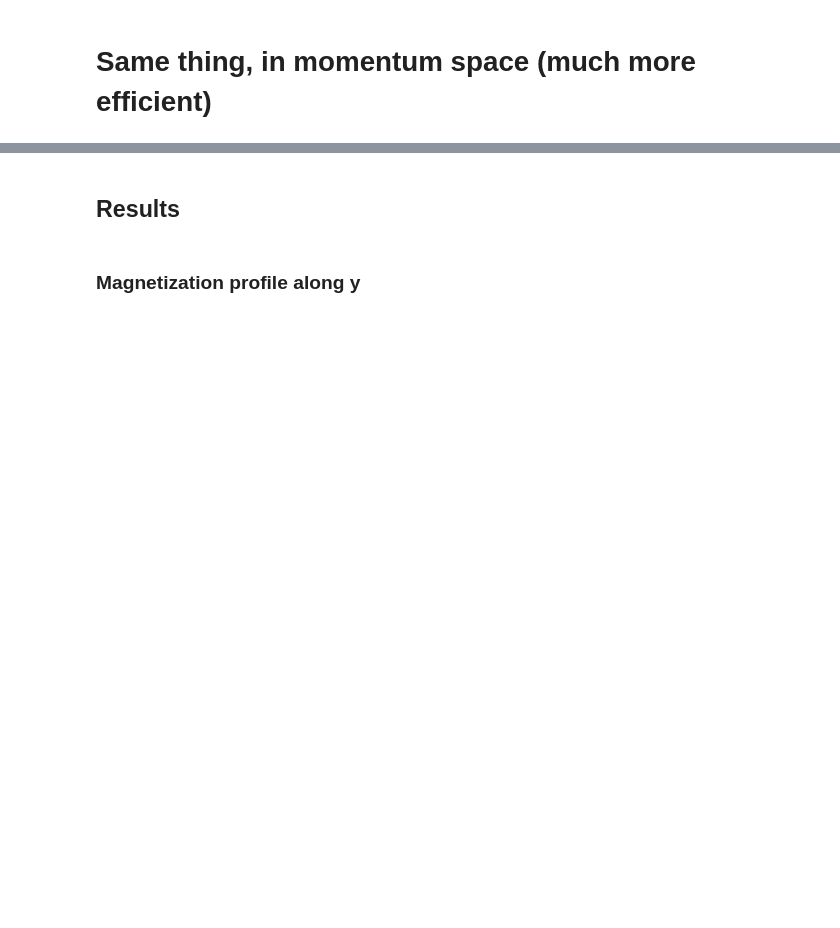
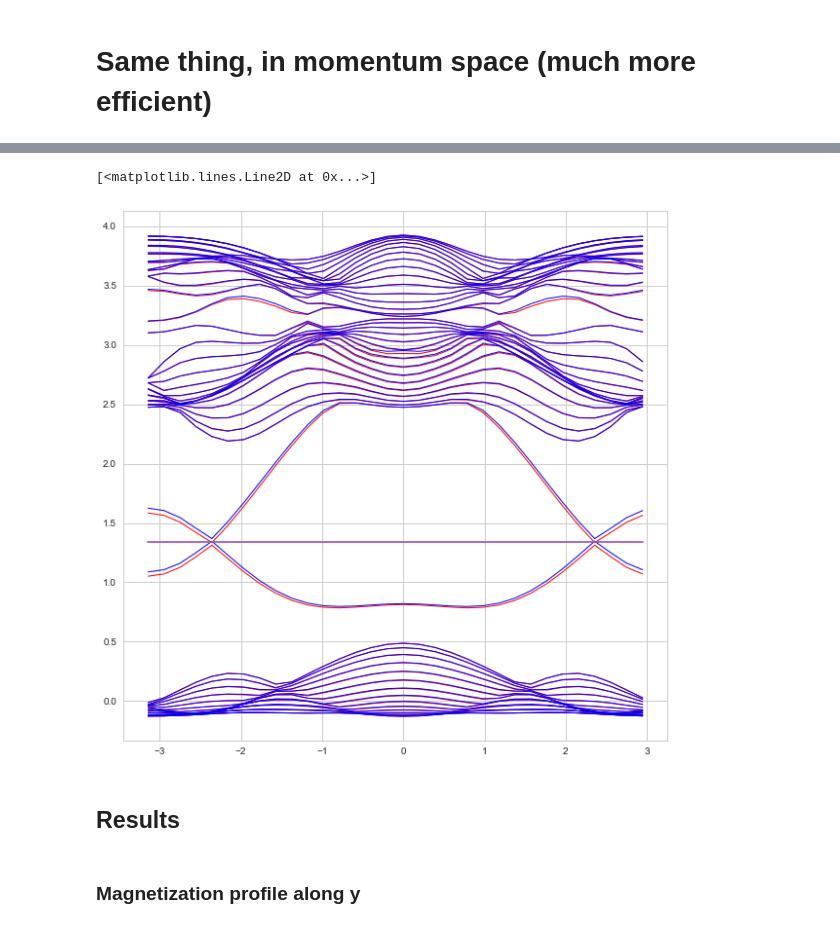
Before and after one commit to SriramanT/qmc_master_code, a Jupyter notebook: ANALYTICAL/src/MeanFieldTMDnanoribbon.ipynb, the cells around one changed output, grey strips where cells are left out. Saved outputs shown, nothing was run; the diff lists cells and outputs as text; code cells hidden in the pictures; blank space fills up the shorter version.

```diff
--- a/ANALYTICAL/src/MeanFieldTMDnanoribbon.ipynb
+++ b/ANALYTICAL/src/MeanFieldTMDnanoribbon.ipynb
@@ -363,14 +395,14 @@ hoppings = np.array([E0, E1, E2, E3, E4, E5, E6])
 orbitalHoppingsNano = triangularNano(Nx, Ny, nOrb, hoppings)
 
 N = nOrb * Nx * Ny # number of sites
-beta0 = 1.1 # must be > 1, otherwise beta decreases
+beta0 = 1.5 # must be > 1, otherwise beta decreases
 betaTarget = 20 # 99999 means infty ( T = 0 )
 beta = beta0 # beta starts as beta0
 inftyCutOff = 100 # above it, beta is practically infinity
 t = 1 # hopping normalized to one
 U = 8 # on-site interaction
-muPHS = 3.3 # chemical potential
-mu = ( muPHS + U / 2 ) # corresponding Fermi energy not in PHS form
+#muPHS = 3.3 # chemical potential
+#mu = ( muPHS + U / 2 ) # corresponding Fermi energy not in PHS form
 
 itMax = 60
 it = 0
@@ -380,7 +412,6 @@ dampFreq = 1
 # lbda is a parameter that reduces weight
 # on the density obtained in the previous iteration
 
-#K = oneDimensionalChain(N)
 K = - orbitalHoppingsNano
 
 # Set a seed for the random initial condition case
@@ -420,7 +451,7 @@ energies = np.zeros(itMax)
 
 # Tolerance
 
-delta = 1e-20
+delta = 1e-12
 
 deltaUp = delta + 1
 deltaDown = delta + 1
@@ -454,6 +485,10 @@ while (it < itMax and \
     nUpOld = nUp.copy()
     nDownOld = nDown.copy()
 
+    mu = opt.bisect(rootToChem, -50, 50)
+
+    print(mu)
+
     for i in range(N):
         nUp[i] = 0
         nDown[i] = 0
@@ -468,8 +503,8 @@ while (it < itMax and \
         nDown = ( 1 / 2 + lbda * it ) * nDown\
         + ( 1 / 2 - lbda * it) * nDownOld
 
-    deltaUp = np.dot(nUp - nUpOld, nUp - nUpOld) / N**2
-    deltaDown = np.dot(nDown - nDownOld, nDown - nDownOld) / N**2
+    deltaUp = np.dot(nUp - nUpOld, nUp - nUpOld) / np.dot(nUpOld, nUpOld)
+    deltaDown = np.dot(nDown - nDownOld, nDown - nDownOld) / np.dot(nDownOld, nDownOld)
 
     # To check convergence
     print('delta nUp: ', deltaUp)
@@ -528,19 +578,16 @@ Final energy:  -1668.50742088
 # %% [markdown]
 # Same thing, in momentum space (much more efficient)
 # %%
-Nx = 64
+Nx = 512
 Ny = 16
 
 N = nOrb * Nx * Ny
-
-beta0 = 1.1 # must be > 1, otherwise beta decreases
+beta0 = 1.5 # must be > 1, otherwise beta decreases
 betaTarget = 20 # 99999 means infty ( T = 0 )
 beta = beta0 # beta starts as beta0
 inftyCutOff = 100 # above it, beta is practically infinity
 t = 1 # hopping normalized to one
 U = 8 # on-site interaction
-muPHS = 3.5 # chemical potential
-mu = ( muPHS + U / 2 ) # corresponding Fermi energy not in PHS form
 itMax = 100
 it = 0
 lbda = 0.5 / (1.1 * itMax) # the factor multiplied by itMax impedes P ( I ) < \delta
@@ -593,7 +640,7 @@ energies = np.zeros(itMax)
 
 # Tolerance
 
-delta = 1e-15
+delta = 1e-6
 
 deltaUp = delta + 1
 deltaDown = delta + 1
@@ -607,7 +654,7 @@ ks = np.linspace(-np.pi,np.pi, num=Nx, endpoint=False)
 
 while (it < itMax and \
       deltaUp > delta and\
-      deltaDown > delta): # add condition of convergence
+      deltaDown > delta):
 
     # Annealing
 
@@ -638,6 +685,8 @@ while (it < itMax and \
     nUpOld = nUp.copy()
     nDownOld = nDown.copy()
 
+    mu = opt.bisect(rootToChem, -50, 50)
+
     for i in range(3*Ny):
         nUp[i] = 0
         nDown[i] = 0
@@ -655,8 +704,8 @@ while (it < itMax and \
         nDown = ( 1 / 2 + lbda * it ) * nDown\
         + ( 1 / 2 - lbda * it) * nDownOld
 
-    deltaUp = np.dot(nUp - nUpOld, nUp - nUpOld) / (3*Ny)**2
-    deltaDown = np.dot(nDown - nDownOld, nDown - nDownOld) / (3*Ny)**2
+    deltaUp = np.dot(nUp - nUpOld, nUp - nUpOld) / np.dot(nUpOld, nUpOld)
+    deltaDown = np.dot(nDown - nDownOld, nDown - nDownOld) / np.dot(nDownOld, nDownOld)
 
     # To check convergence
     print('delta nUp: ', deltaUp)
@@ -693,3 +759,14 @@ delta nDown:  5.45551449239e-16
+# %%
+sns.set_style("whitegrid")
+plt.figure(1, figsize=(10, 10))
+plt.plot(ks, abs_t0*eUp, markersize=5, linewidth = 1, c = 'red')
+plt.plot(ks, abs_t0*eDown, markersize=5, linewidth = 1, c = 'blue')
+plt.plot(ks, abs_t0*np.ones(Nx)*mu)
+#plt.ylim(1.25, 1.5)
+#plt.xlim(-3, -2)
+# %% [output]
+[<matplotlib.lines.Line2D at 0x...>]
+[figure, added]
 # %% [markdown]
 ## Results
 # %% [markdown]
```
Also changed, not shown: parts of 20 cells of this notebook, 9 other files.
